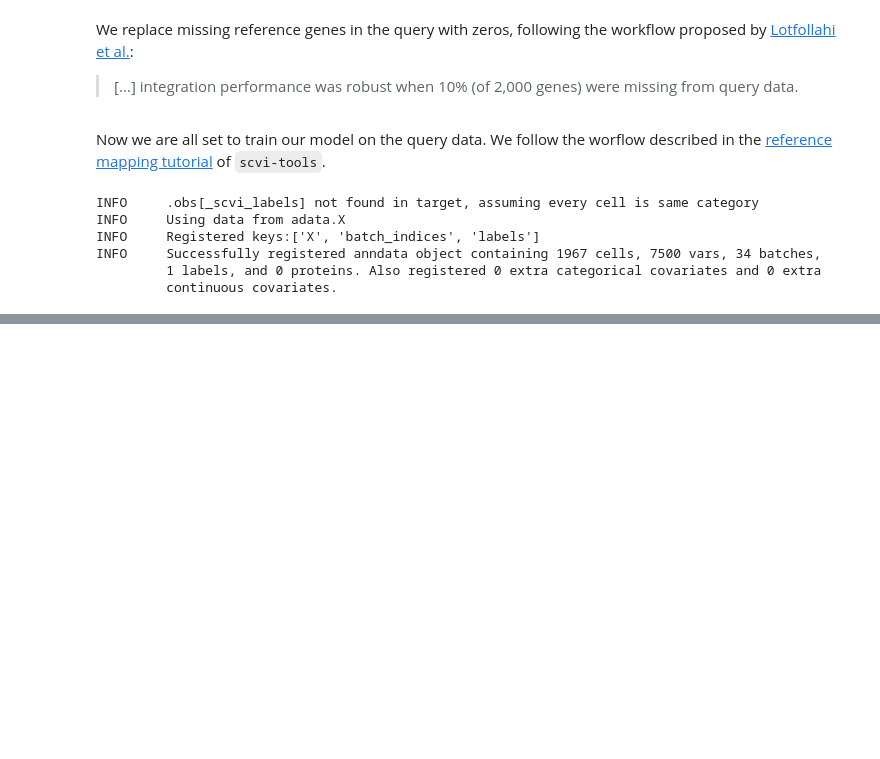
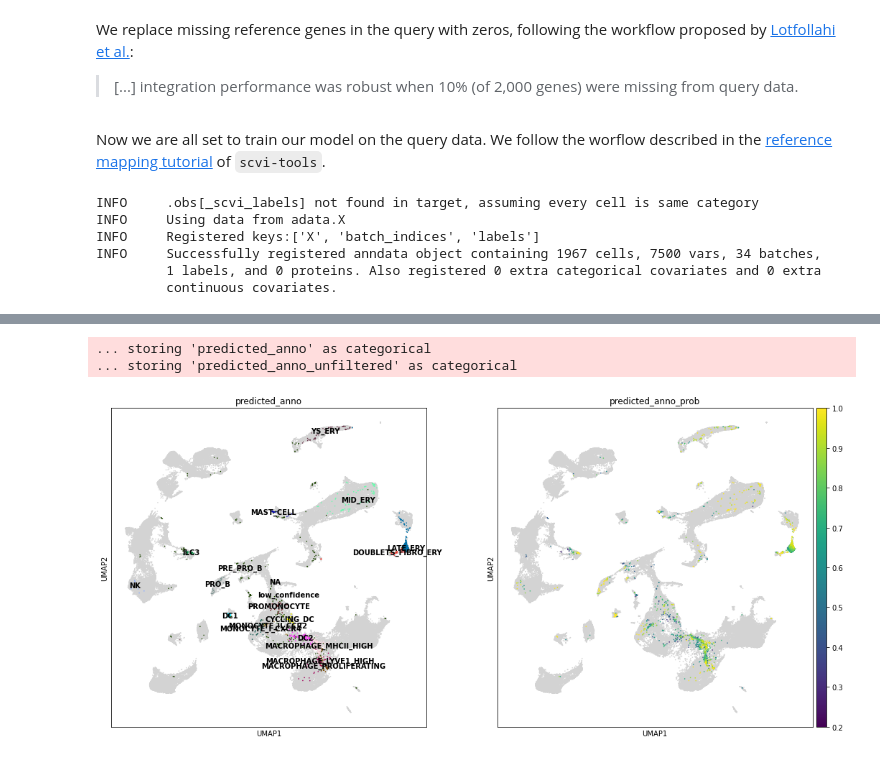
Before and after one commit to Teichlab/Pan_fetal_immune, a Jupyter notebook: tutorials/tutorial_query2reference_mapping.ipynb, the cells around one changed output, grey strips where cells are left out. Cells and saved outputs as stored; diff of their text form; code cells hidden in the pictures; blank space fills up the shorter version.

```diff
--- a/tutorials/tutorial_query2reference_mapping.ipynb
+++ b/tutorials/tutorial_query2reference_mapping.ipynb
@@ -172,0 +253,3 @@ Saving to: ‘PAN.A01.v01.raw_count.20210429.HSC_IMMUNE.embedding.h5ad’
+# %%
+n_cells = concat_adata.obs['predicted_anno'].value_counts()
+n_cells
@@ -172,0 +274,9 @@ Saving to: ‘PAN.A01.v01.raw_count.20210429.HSC_IMMUNE.embedding.h5ad’
+# %%
+## Exclude low abundance predictions
+low_ab_predictions = n_cells.index[n_cells < 10]
+concat_adata.obs.loc[concat_adata.obs['predicted_anno'].isin(low_ab_predictions), 'predicted_anno'] = 'low_confidence'
+sc.pl.umap(concat_adata, color=['predicted_anno','predicted_anno_prob'], size=10, legend_loc='on data')
+# %% [output]
+... storing 'predicted_anno' as categorical
+... storing 'predicted_anno_unfiltered' as categorical
+[figure, added]
```
Also changed, not shown: parts of 40 cells of this notebook, 1 other file.
